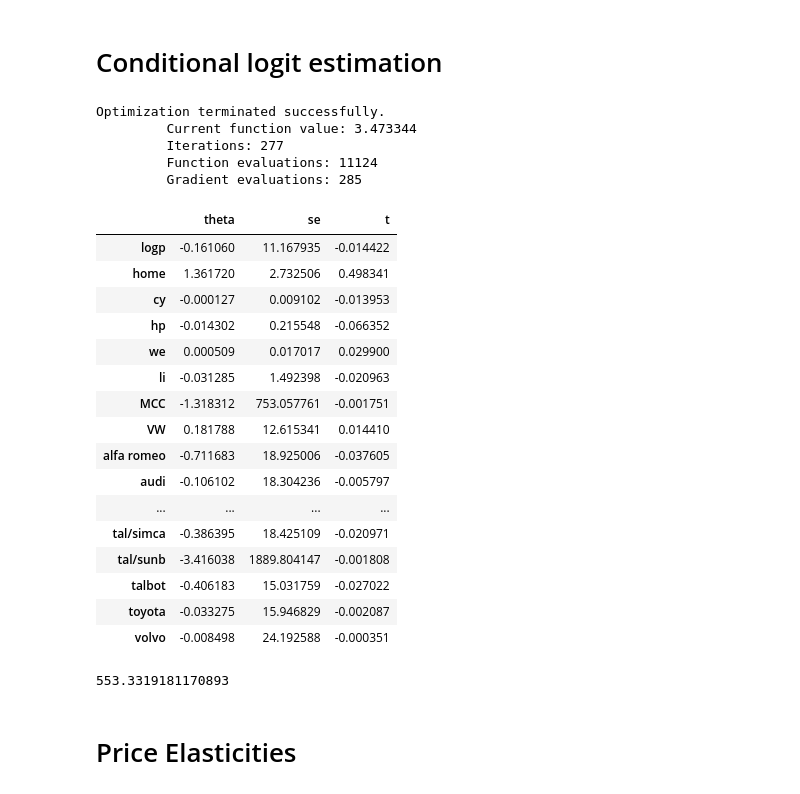
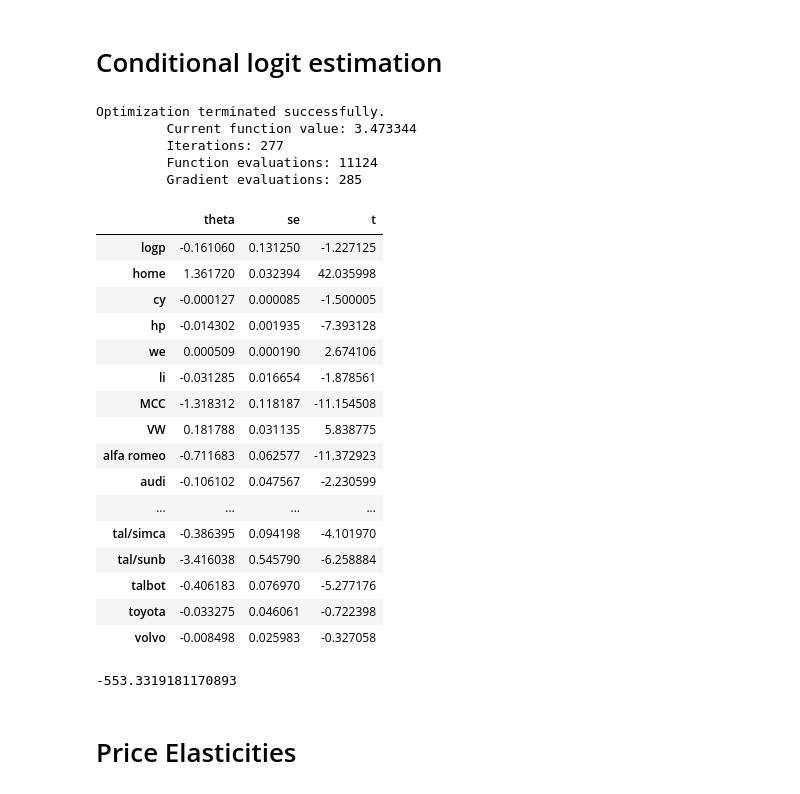
Before and after one commit to vkt823/AME---group, a Jupyter notebook: Assignment 3/getting_started.ipynb, the cells around one changed output. Saved outputs shown, nothing was run; the diff lists cells and outputs as text; code cells hidden in the pictures.

Commit message:
Changed to sandwich estimator

```diff
--- a/Assignment 3/getting_started.ipynb
+++ b/Assignment 3/getting_started.ipynb
@@ -198,37 +198,37 @@ array([[0.025, 0.025, 0.025, ..., 0.025, 0.025, 0.025],
 # %%
 y = cars['s'].values.reshape((N,J))
 # %%
-res = est.estimate(clogit.q, theta0,  y, x)
+res = est.estimate(clogit.q, theta0,  y, x, cov_type = "Sandwich")
 #print(res['log_like'])
 tab = pd.DataFrame({v:res[v] for v in ['theta', 'se', 't']}, index= x_vars)
 tab
 # %% [output]
 Optimization terminated successfully.
          Current function value: 3.473344
          Iterations: 277
          Function evaluations: 11124
          Gradient evaluations: 285
 |  | theta | se | t |
-| logp | -0.161060 | 11.167935 | -0.014422 |
-| home | 1.361720 | 2.732506 | 0.498341 |
-| cy | -0.000127 | 0.009102 | -0.013953 |
-| hp | -0.014302 | 0.215548 | -0.066352 |
-| we | 0.000509 | 0.017017 | 0.029900 |
-| li | -0.031285 | 1.492398 | -0.020963 |
-| MCC | -1.318312 | 753.057761 | -0.001751 |
-| VW | 0.181788 | 12.615341 | 0.014410 |
-| alfa romeo | -0.711683 | 18.925006 | -0.037605 |
-| audi | -0.106102 | 18.304236 | -0.005797 |
+| logp | -0.161060 | 0.131250 | -1.227125 |
+| home | 1.361720 | 0.032394 | 42.035998 |
+| cy | -0.000127 | 0.000085 | -1.500005 |
+| hp | -0.014302 | 0.001935 | -7.393128 |
+| we | 0.000509 | 0.000190 | 2.674106 |
+| li | -0.031285 | 0.016654 | -1.878561 |
+| MCC | -1.318312 | 0.118187 | -11.154508 |
+| VW | 0.181788 | 0.031135 | 5.838775 |
+| alfa romeo | -0.711683 | 0.062577 | -11.372923 |
+| audi | -0.106102 | 0.047567 | -2.230599 |
 | ... | ... | ... | ... |
-| tal/simca | -0.386395 | 18.425109 | -0.020971 |
-| tal/sunb | -3.416038 | 1889.804147 | -0.001808 |
-| talbot | -0.406183 | 15.031759 | -0.027022 |
-| toyota | -0.033275 | 15.946829 | -0.002087 |
-| volvo | -0.008498 | 24.192588 | -0.000351 |
+| tal/simca | -0.386395 | 0.094198 | -4.101970 |
+| tal/sunb | -3.416038 | 0.545790 | -6.258884 |
+| talbot | -0.406183 | 0.076970 | -5.277176 |
+| toyota | -0.033275 | 0.046061 | -0.722398 |
+| volvo | -0.008498 | 0.025983 | -0.327058 |
 # %%
 print(res['log_like'])
 # %% [output]
-553.3319181170893
+-553.3319181170893
 # %% [markdown]
 # Price Elasticities
 # %%
```
Also changed, not shown: 1 other file.
